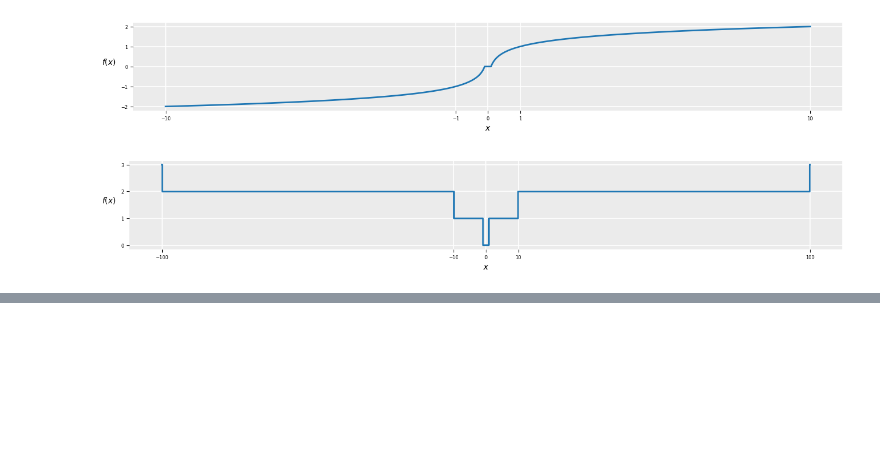
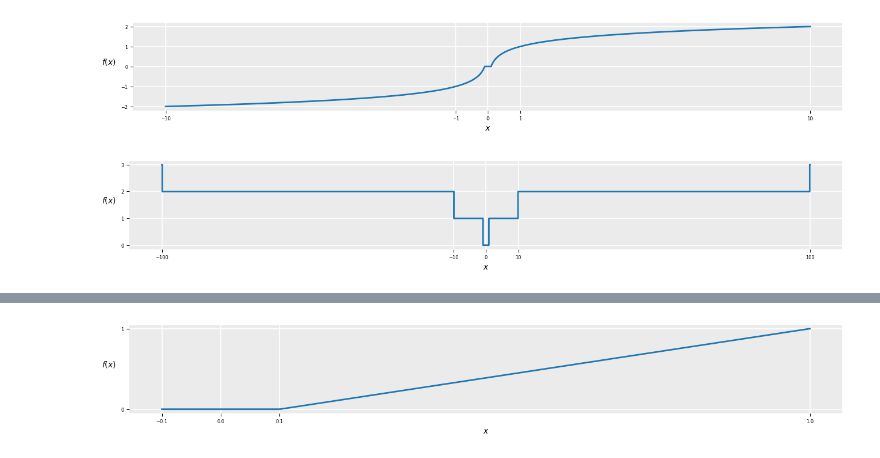
Before and after one commit to estripling/onekit, a Jupyter notebook: docs/source/mathkit.ipynb, the cells around one changed output, grey strips where cells are left out. Cells and saved outputs as stored; diff of their text form; code cells hidden in the pictures; blank space fills up the shorter version.

Commit message:
feat(digitscale): add linear kind

```diff
--- a/docs/source/mathkit.ipynb
+++ b/docs/source/mathkit.ipynb
@@ -112,0 +130,9 @@ plot_digitscale(
+# %%
+plot_digitscale(
+    func=mk.digitscale(kind="linear"),
+    bounds=[(-0.1, 1)],
+    xticks=[-0.1, 0, 0.1, 1],
+    yticks=[0, 1],
+)
+# %% [output]
+[figure, added]
```
Also changed, not shown: parts of 3 cells of this notebook, 6 other files.
